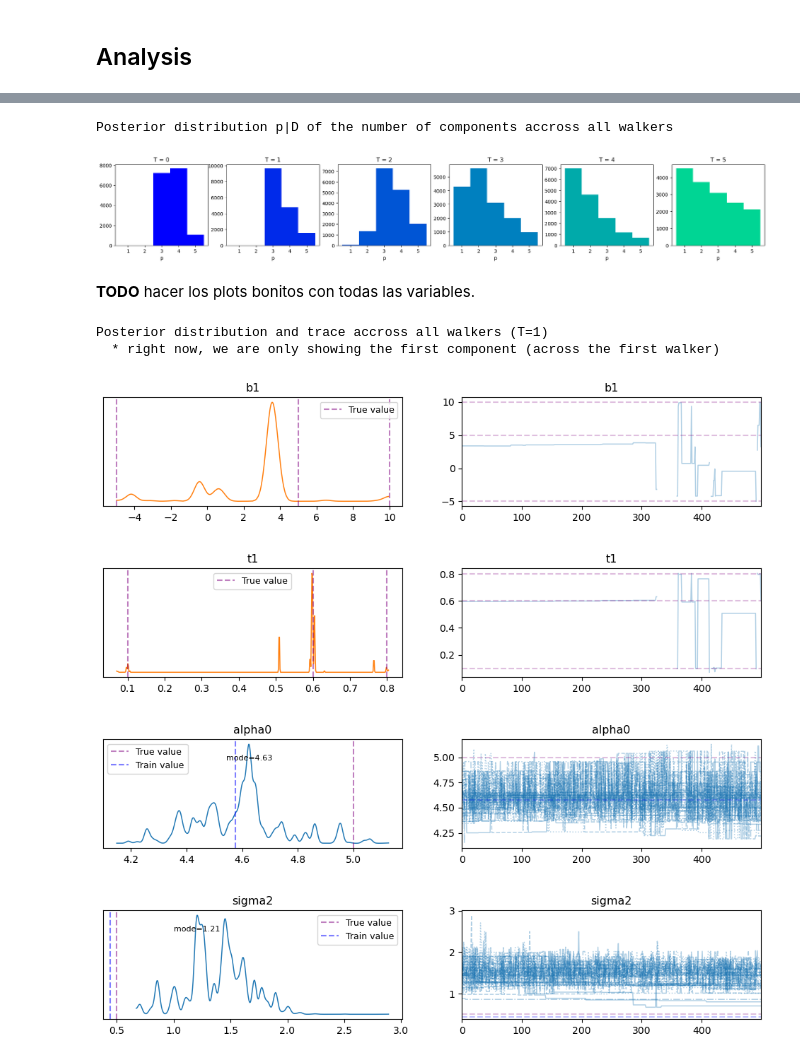
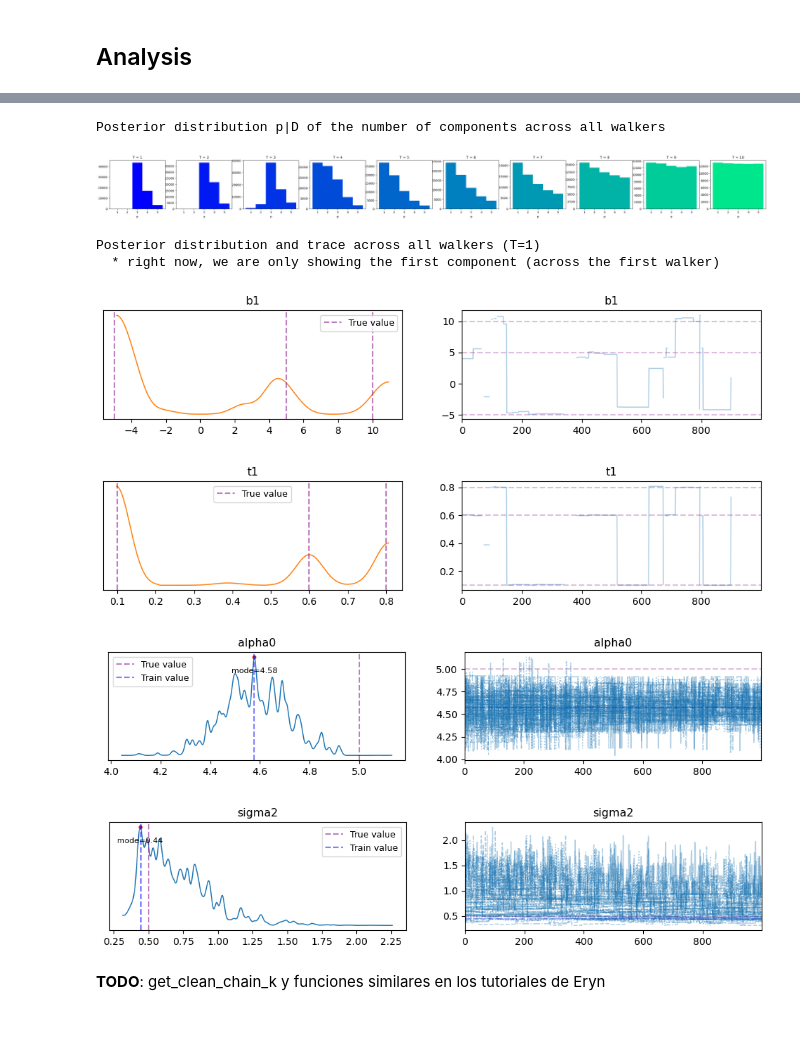
Before and after one commit to antcc/rk-bfr-jump, a Jupyter notebook: linear_regression.ipynb, the cells around one changed output, grey strips where cells are left out. Drawn from its saved outputs; the diff is of its cells as text; code cells hidden in the pictures; blank space fills up the shorter version.

```diff
--- a/linear_regression.ipynb
+++ b/linear_regression.ipynb
@@ -178,5 +334,5 @@ def log_likelihood_vectorize(theta, groups, t, X, y):
 # %%
-aa = 4
+aa = 2
 plt.figure(figsize=(2, 2))
 x = np.linspace(invgamma.ppf(0.01, aa), invgamma.ppf(0.99, aa), 100)
 plt.plot(x, invgamma.pdf(x, aa), lw=2, alpha=0.6, label=f"a={aa}")
@@ -225,8 +400,8 @@ branch_names = ["components", "common"]
 nleaves_max = {"components": 5, "common": 1}
 nleaves_min = {"components": 1, "common": 1}
 ndims = {"components": 2, "common": 2}
-nwalkers = 32
-ntemps = 6
+nwalkers = 64
+ntemps = 10
 
 # set coordinates for the leaf values in both branches
 coords = {
@@ -234,17 +409,15 @@ coords = {
     for nleaf, ndim, branch in zip(nleaves_max.values(), ndims.values(), branch_names)
 }
 
-# sample initial values for components (b,t) and sigma2 from prior
+# sample initial values for components (b,t) and alpha0 from prior
 coords["components"] = priors["components"].rvs(
     size=(ntemps, nwalkers, nleaves_max["components"])
 )
+coords["common"][:, :, 0, 0] = priors["common"].priors[0][1].rvs(size=(ntemps, nwalkers))
+
+# sample initial values for sigma2 from inverse-gamma distribution
+sigma2_param = 2
 coords["common"][:, :, 0, 1] = invgamma(sigma2_param).rvs(size=(ntemps, nwalkers))
-
-# set initial values for alpha0
-scale_alpha0 = 0.5
-coords["common"][:, :, 0, 0] = norm(loc=Y.mean(), scale=scale_alpha0).rvs(
-    size=(ntemps, nwalkers)
-)
 
 # set indices for used/unused leaves of components (boolean 0/1)
 # we need to ensure that not all components are zero on any (ntemp,nwalkers),
@@ -261,11 +436,12 @@ inds["common"] = np.ones((ntemps, nwalkers, nleaves_max["common"]), dtype=bool)
 # %%
 # number of steps
-nsteps = 500
+nsteps = 1
 thin_by = 1
-burn = 1000
+burn = 500
 
 # number of cores
-njobs = 8
+njobs = 4
+vectorize = False
 
 # moves
 factor = 0.0001
@@ -308,10 +484,12 @@ with Pool(njobs) as pool:
     ensemble = EnsembleSampler(
         nwalkers,
         ndims,
-        log_likelihood,
+        log_likelihood_vectorized if vectorize else log_likelihood,
         priors,
         args=[t, X, Y],
         pool=pool,
+        vectorize=vectorize,
+        provide_groups=vectorize,
         tempering_kwargs=dict(ntemps=ntemps),
         nbranches=len(branch_names),
         branch_names=branch_names,
@@ -359,21 +541,19 @@ RJ Acceptance % (T=1)
 # %%
-print("Posterior distribution p|D of the number of components accross all walkers")
+print("Posterior distribution p|D of the number of components across all walkers")
 
 nleaves = ensemble.get_nleaves()["components"]
 bins = np.arange(1, nleaves_max["components"] + 2) - 0.5
 colors = plt.get_cmap("winter")
 
 fig, ax = plt.subplots(1, ntemps, figsize=(4 * ntemps, 3))
 for temp, ax_t in enumerate(ax):
     color = colors(temp / ntemps)
-    ax_t.set_title("T = " + str(temp))
+    ax_t.set_title("T = " + str(temp+1))
     ax_t.set_xlabel("p")
     ax_t.hist(nleaves[:, temp].flatten(), bins=bins, color=color)
 # %% [output]
-Posterior distribution p|D of the number of components accross all walkers
+Posterior distribution p|D of the number of components across all walkers
-[figure, old version]
+[figure, new version]
-# %% [markdown]
-**TODO** hacer los plots bonitos con todas las variables.
 # %%
 def plot_trace(
     chain_eryn,
@@ -421,7 +601,8 @@ def plot_trace(
     if mode:
         # Compute mode
         arr, density = az.kde(chain)
-        mode = arr[np.argmax(density)]
+        idx_mode = np.argmax(density)
+        mode = arr[idx_mode]
 
         ax[0, 0].text(
             mode,
@@ -430,6 +611,7 @@ def plot_trace(
             horizontalalignment="center",
             fontsize=8,
         )
+        ax[0, 0].scatter(mode, density[idx_mode], color="red", s=10)
 
     if true_value is not None or train_value is not None:
         ax[0, 0].legend(handles=handles, fontsize=9)
@@ -441,15 +623,15 @@ chain = ensemble.get_chain(discard=0)
 components_all = chain["components"]
 inds_components = ensemble.get_inds()["components"]
 components = components_all[inds_components]  # same as components_all[~np.isnan]
-b_all_models = components_all[..., :1, 0, 0]
-t_all_models = components_all[..., :1, 0, 1]
+b_all_models = components_all[..., 0, 1, 0]
+t_all_models = components_all[..., 0, 1, 1]
 
 common = chain["common"].squeeze()
 alpha0_chain = common[..., 0]
 sigma2_chain = common[..., 1]
 
 # Plot trace
-print("Posterior distribution and trace accross all walkers (T=1)")
+print("Posterior distribution and trace across all walkers (T=1)")
 print(
     "  * right now, we are only showing the first component (across the first walker)"
 )
@@ -469,9 +651,11 @@ plot_trace(
     mode=True,
 )
 # %% [output]
-Posterior distribution and trace accross all walkers (T=1)
+Posterior distribution and trace across all walkers (T=1)
   * right now, we are only showing the first component (across the first walker)
-[figure, old version]
+[figure, new version]
-[figure, old version]
+[figure, new version]
-[figure, old version]
+[figure, new version]
-[figure, old version]
+[figure, new version]
+# %% [markdown]
+**TODO**: get_clean_chain_k y funciones similares en los tutoriales de Eryn
```
Also changed, not shown: parts of 13 cells of this notebook.
